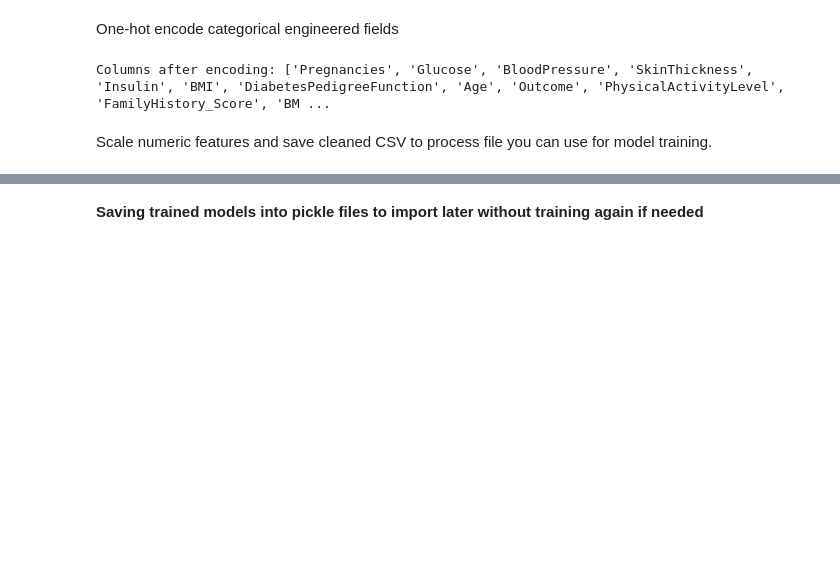
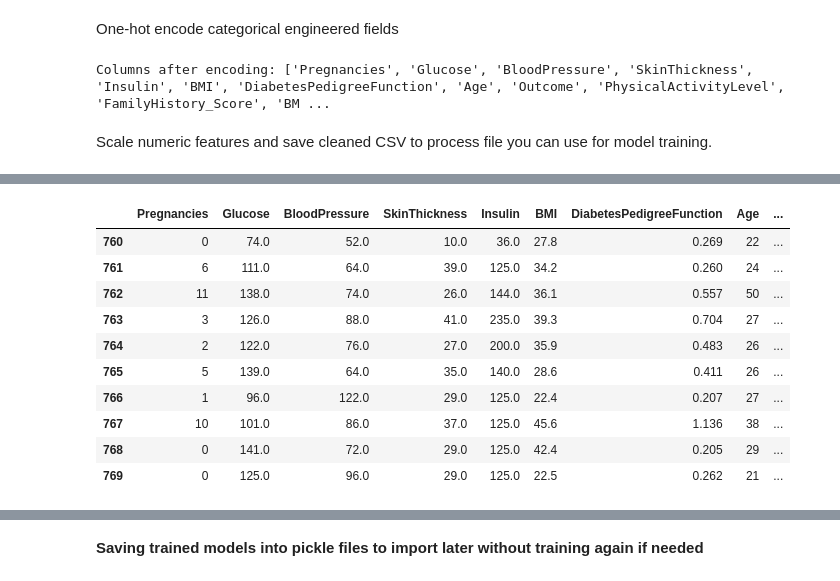
Before and after one commit to NikhilRana2076/Diabetes_prediction, a Jupyter notebook: Diabetis_(2).ipynb, the cells around one changed output, grey strips where cells are left out. Drawn from its saved outputs; the diff is of its cells as text; code cells hidden in the pictures; blank space fills up the shorter version.

```diff
--- a/Diabetis_(2).ipynb
+++ b/Diabetis_(2).ipynb
@@ -829,0 +428,14 @@ weighted avg       0.95      0.95      0.95       174
+# %%
+data_frame.tail(10)
+# %% [output]
+|  | Pregnancies | Glucose | BloodPressure | SkinThickness | Insulin | BMI | DiabetesPedigreeFunction | Age | ... |
+| 760 | 0 | 74.0 | 52.0 | 10.0 | 36.0 | 27.8 | 0.269 | 22 | ... |
+| 761 | 6 | 111.0 | 64.0 | 39.0 | 125.0 | 34.2 | 0.260 | 24 | ... |
+| 762 | 11 | 138.0 | 74.0 | 26.0 | 144.0 | 36.1 | 0.557 | 50 | ... |
+| 763 | 3 | 126.0 | 88.0 | 41.0 | 235.0 | 39.3 | 0.704 | 27 | ... |
+| 764 | 2 | 122.0 | 76.0 | 27.0 | 200.0 | 35.9 | 0.483 | 26 | ... |
+| 765 | 5 | 139.0 | 64.0 | 35.0 | 140.0 | 28.6 | 0.411 | 26 | ... |
+| 766 | 1 | 96.0 | 122.0 | 29.0 | 125.0 | 22.4 | 0.207 | 27 | ... |
+| 767 | 10 | 101.0 | 86.0 | 37.0 | 125.0 | 45.6 | 1.136 | 38 | ... |
+| 768 | 0 | 141.0 | 72.0 | 29.0 | 125.0 | 42.4 | 0.205 | 29 | ... |
+| 769 | 0 | 125.0 | 96.0 | 29.0 | 125.0 | 22.5 | 0.262 | 21 | ... |
```
Also changed, not shown: parts of 87 cells of this notebook, 4 other files.
